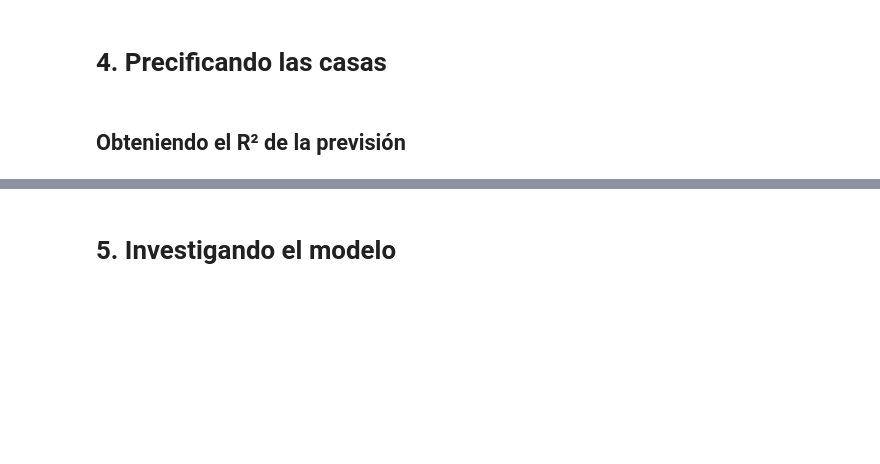
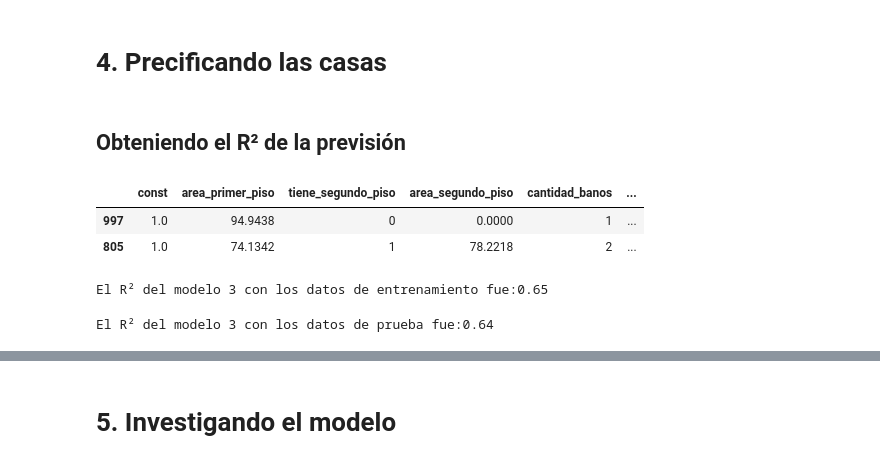
Before and after one commit to JLuceroVasquez/data-science-probando-relaciones-con-regresion-lineal, a Jupyter notebook: precios-de-inmuebles-regresion-lineal.ipynb, the cells around one changed output, grey strips where cells are left out. Saved outputs shown, nothing was run; the diff lists cells and outputs as text; code cells hidden in the pictures; blank space fills up the shorter version.

```diff
--- a/precios-de-inmuebles-regresion-lineal.ipynb
+++ b/precios-de-inmuebles-regresion-lineal.ipynb
@@ -405,0 +477,9 @@ Cuál es el modelo?
+# %%
+#División del dataset en datos de entrenamiento y prueba (30%).
+variable_dependiente_desafio_3 = datos_desafio_3['Preco']
+variables_independientes_desafio_3 = datos_desafio_3.drop(columns='Preco')
+
+x_train_desafio_3, x_test_desafio_3, y_train_desafio_3, y_test_desafio_3 = train_test_split(variables_independientes_desafio_3,
+                                                                                            variable_dependiente_desafio_3,
+                                                                                            test_size=0.3,
+                                                                                            random_state=101)
@@ -409,5 +546,11 @@ Cuál es el modelo?
 ## Obteniendo el R² de la previsión
 # %%
 # Añadiendo una constante en X_test
+x_prueba = sm.add_constant(x_prueba)
+x_prueba.head(2)
+# %% [output]
+|  | const | area_primer_piso | tiene_segundo_piso | area_segundo_piso | cantidad_banos | ... |
+| 997 | 1.0 | 94.9438 | 0 | 0.0000 | 1 | ... |
+| 805 | 1.0 | 74.1342 | 1 | 78.2218 | 2 | ... |
 # %%
 # Previsión con el modelo 3
@@ -414,2 +562,10 @@ Cuál es el modelo?
+# %%
+# Cuál es el R² del entrenamiento?
+print(f'El R² del modelo 3 con los datos de entrenamiento fue:{modelo_3.rsquared.round(2)}')
+# %% [output]
+El R² del modelo 3 con los datos de entrenamiento fue:0.65
 # %%
 # Cuál es el r² de la previsión?
+print(f'El R² del modelo 3 con los datos de prueba fue:{round(r2_score(y_prueba, y_pred_3), 2)}')
+# %% [output]
+El R² del modelo 3 con los datos de prueba fue:0.64
```
Also changed, not shown: parts of 36 cells of this notebook.
